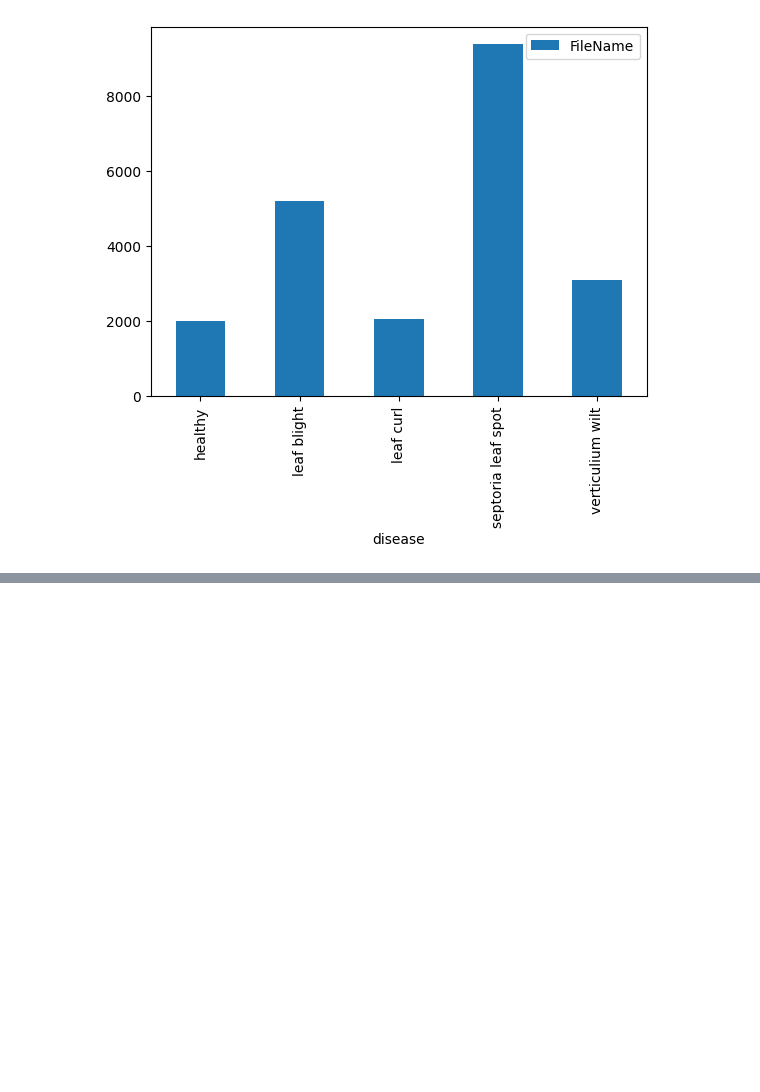
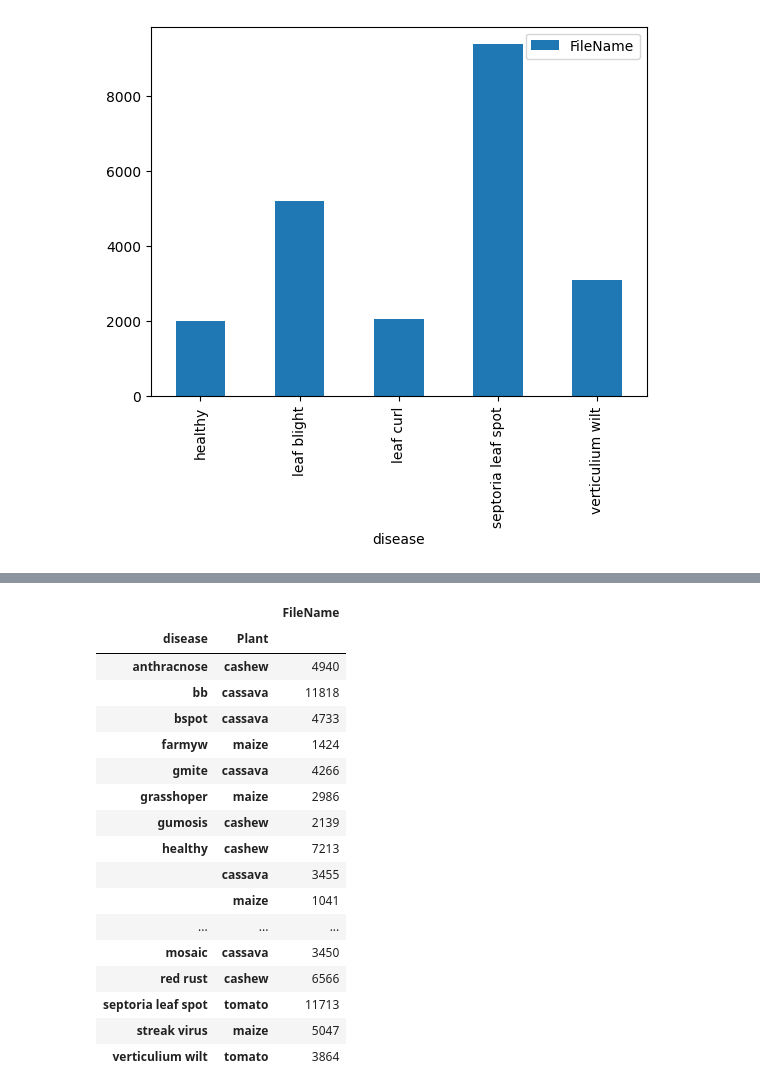
Before and after one commit to BartStolarek/CropDoc, a Jupyter notebook: CropDoc/Analysis.ipynb, the cells around one changed output, grey strips where cells are left out. Drawn from its saved outputs; the diff is of its cells as text; code cells hidden in the pictures; blank space fills up the shorter version.

```diff
--- a/CropDoc/Analysis.ipynb
+++ b/CropDoc/Analysis.ipynb
@@ -107,0 +125,21 @@ image_details[['disease','FileName']].where((image_details.Plant == 'tomato')& (
+# %%
+image_details[['disease','Plant','FileName']].groupby(['disease','Plant']).nunique()
+# %% [output]
+|  |  | FileName |
+| disease | Plant |  |
+| anthracnose | cashew | 4940 |
+| bb | cassava | 11818 |
+| bspot | cassava | 4733 |
+| farmyw | maize | 1424 |
+| gmite | cassava | 4266 |
+| grasshoper | maize | 2986 |
+| gumosis | cashew | 2139 |
+| healthy | cashew | 7213 |
+|  | cassava | 3455 |
+|  | maize | 1041 |
+| ... | ... | ... |
+| mosaic | cassava | 3450 |
+| red rust | cashew | 6566 |
+| septoria leaf spot | tomato | 11713 |
+| streak virus | maize | 5047 |
+| verticulium wilt | tomato | 3864 |
```
Also changed, not shown: parts of 6 cells of this notebook, 3 other files.
